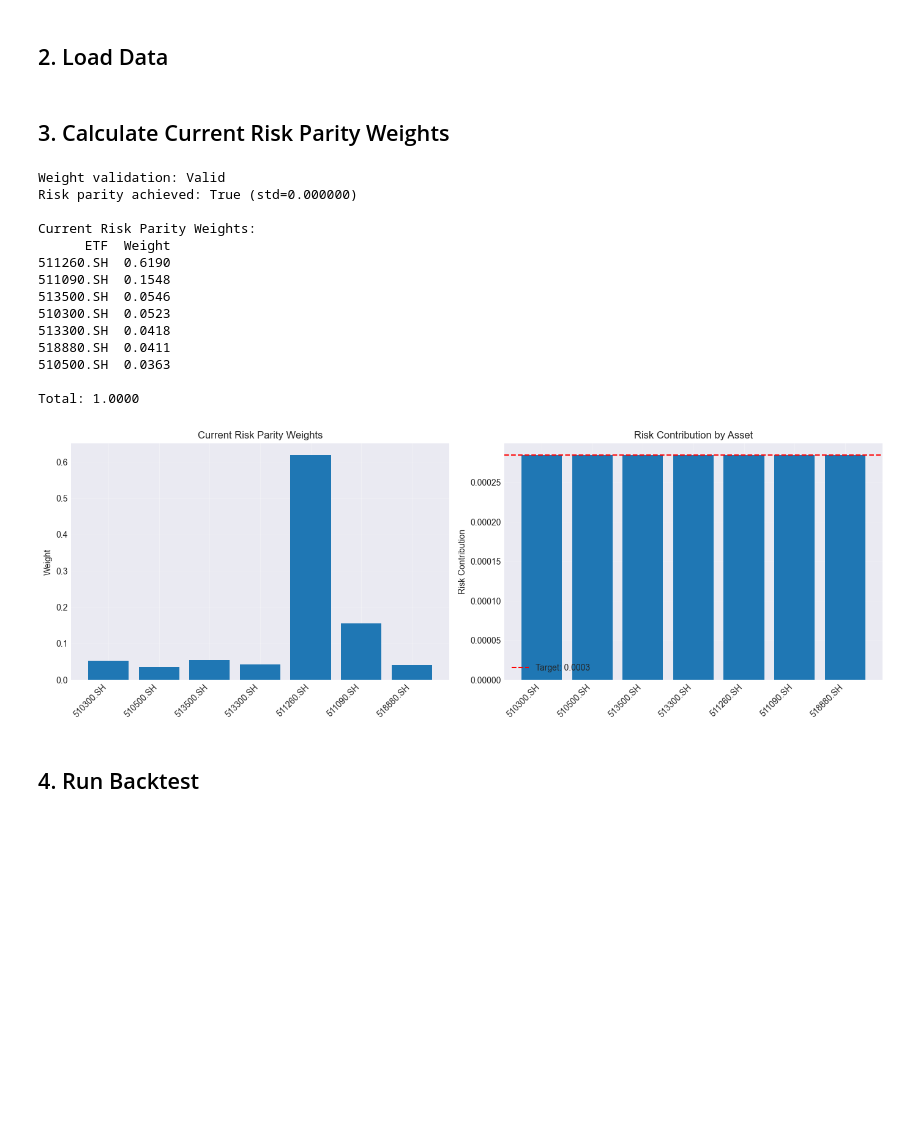
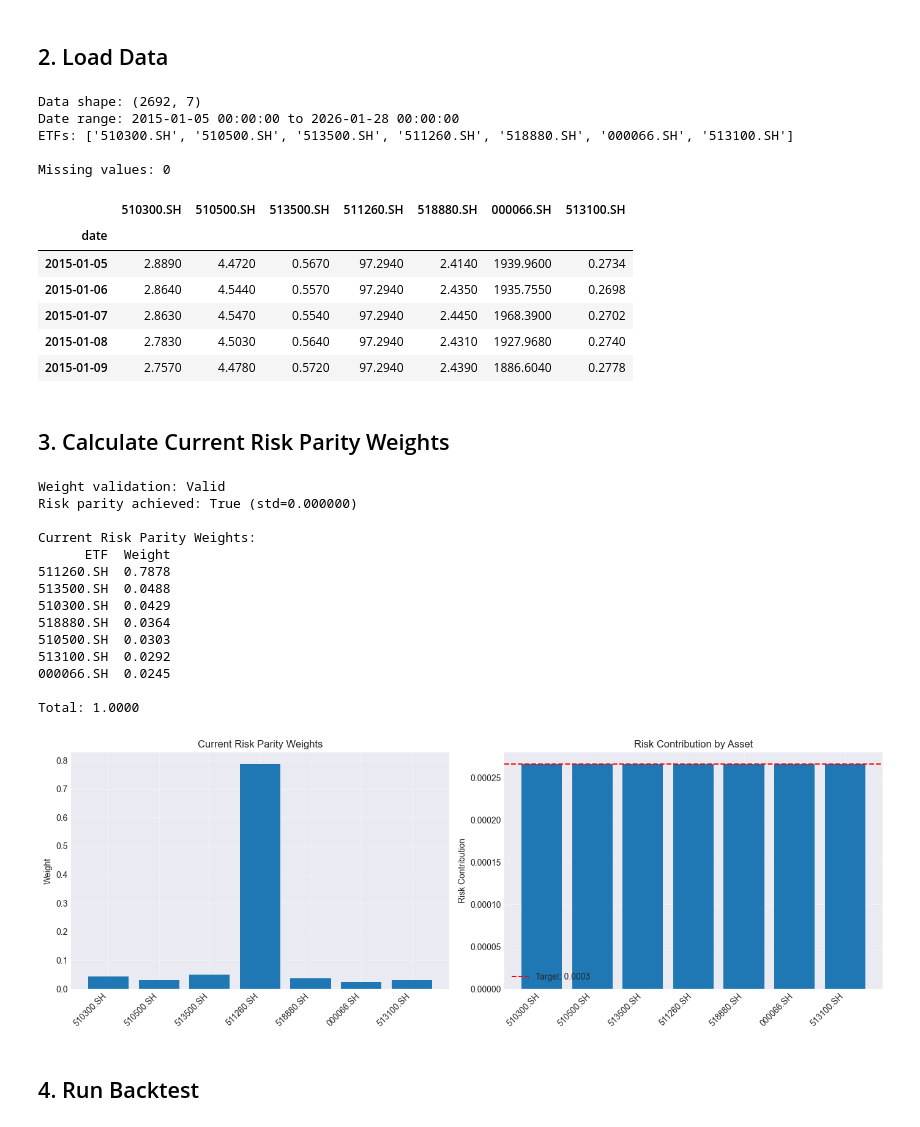
Before and after one commit to dafu-zhu/all-weather, a Jupyter notebook: notebooks/all_weather_v1_baseline.ipynb, the cells around one changed output. Drawn from its saved outputs; the diff is of its cells as text; code cells hidden in the pictures; blank space fills up the shorter version.

```diff
--- a/notebooks/all_weather_v1_baseline.ipynb
+++ b/notebooks/all_weather_v1_baseline.ipynb
@@ -38,16 +40,29 @@ print("✓ Imports successful")
 # %% [markdown]
 ## 2. Load Data
 # %%
-# Load ETF price data using data_loader
-prices = load_prices('../data/etf_prices.csv')
+# Load ETF price data using data_loader (7-ETF ALIGNED DATASET - highest quality)
+prices = load_prices('../data/etf_prices_7etf.csv')
 
 print(f"Data shape: {prices.shape}")
 print(f"Date range: {prices.index[0]} to {prices.index[-1]}")
 print(f"ETFs: {list(prices.columns)}")
 print(f"\nMissing values: {prices.isnull().sum().sum()}")
 
 # Display first few rows
 prices.head()
+# %% [output]
+Data shape: (2692, 7)
+Date range: 2015-01-05 00:00:00 to 2026-01-28 00:00:00
+ETFs: ['510300.SH', '510500.SH', '513500.SH', '511260.SH', '518880.SH', '000066.SH', '513100.SH']
+
+Missing values: 0
+|  | 510300.SH | 510500.SH | 513500.SH | 511260.SH | 518880.SH | 000066.SH | 513100.SH |
+| date |  |  |  |  |  |  |  |
+| 2015-01-05 | 2.8890 | 4.4720 | 0.5670 | 97.2940 | 2.4140 | 1939.9600 | 0.2734 |
+| 2015-01-06 | 2.8640 | 4.5440 | 0.5570 | 97.2940 | 2.4350 | 1935.7550 | 0.2698 |
+| 2015-01-07 | 2.8630 | 4.5470 | 0.5540 | 97.2940 | 2.4450 | 1968.3900 | 0.2702 |
+| 2015-01-08 | 2.7830 | 4.5030 | 0.5640 | 97.2940 | 2.4310 | 1927.9680 | 0.2740 |
+| 2015-01-09 | 2.7570 | 4.4780 | 0.5720 | 97.2940 | 2.4390 | 1886.6040 | 0.2778 |
 # %% [markdown]
 ## 3. Calculate Current Risk Parity Weights
 # %%
@@ -79,13 +94,13 @@ Risk parity achieved: True (std=0.000000)
 
 Current Risk Parity Weights:
       ETF  Weight
-511260.SH  0.6190
-511090.SH  0.1548
-513500.SH  0.0546
-510300.SH  0.0523
-513300.SH  0.0418
-518880.SH  0.0411
-510500.SH  0.0363
+511260.SH  0.7878
+513500.SH  0.0488
+510300.SH  0.0429
+518880.SH  0.0364
+510500.SH  0.0303
+513100.SH  0.0292
+000066.SH  0.0245
 
 Total: 1.0000
 # %%
@@ -115,7 +130,7 @@ ax2.grid(True, alpha=0.3)
 plt.tight_layout()
 plt.show()
 # %% [output]
-[figure, old version]
+[figure, new version]
 # %% [markdown]
 ## 4. Run Backtest
 # %%
```
Also changed, not shown: parts of 7 cells of this notebook, 26 other files.
